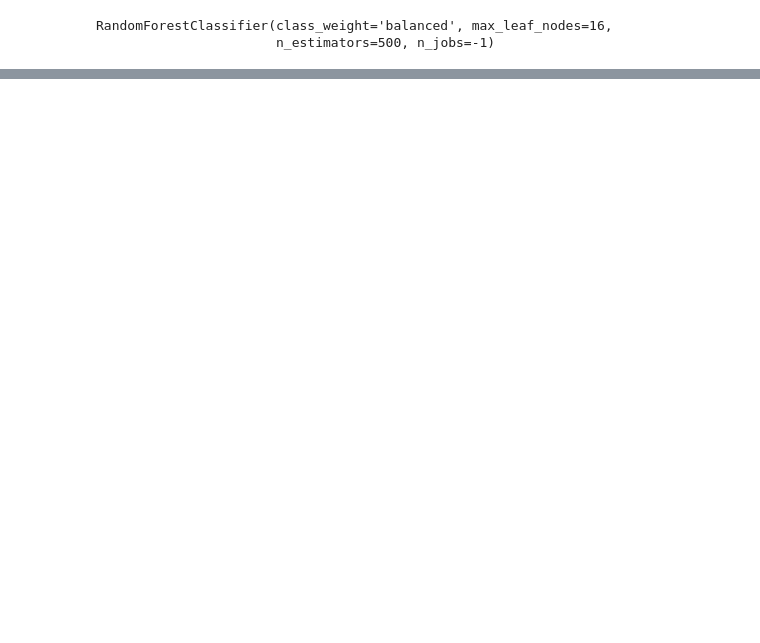
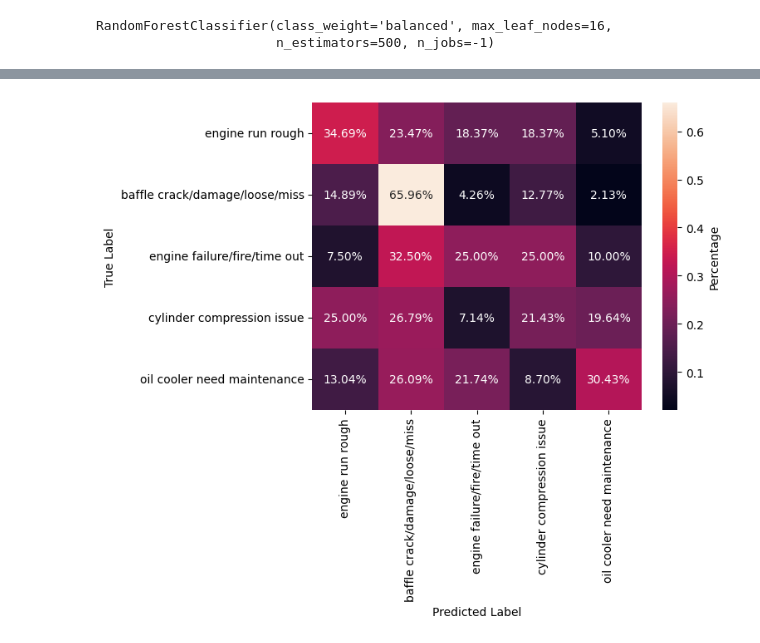
Before and after one commit to 4garriga/flights, a Jupyter notebook: src/random_forest.ipynb, the cells around one changed output, grey strips where cells are left out. Saved outputs shown, nothing was run; the diff lists cells and outputs as text; code cells hidden in the pictures; blank space fills up the shorter version.

```diff
--- a/src/random_forest.ipynb
+++ b/src/random_forest.ipynb
@@ -295,0 +384,17 @@ print(scores)
+# %%
+# Confusion Matrix
+cm = confusion_matrix(y_true, y_pred)
+cm_normalized = cm.astype("float") / cm.sum(axis=1)[:, np.newaxis]
+
+sns.heatmap(
+    cm_normalized,
+    annot=True,
+    fmt=".2%",
+    xticklabels=LABELS,
+    yticklabels=LABELS,
+    cbar_kws={"label": "Percentage"},
+)
+plt.ylabel("True Label")
+plt.xlabel("Predicted Label");
+# %% [output]
+[figure, added]
```
Also changed, not shown: parts of 20 cells of this notebook.
